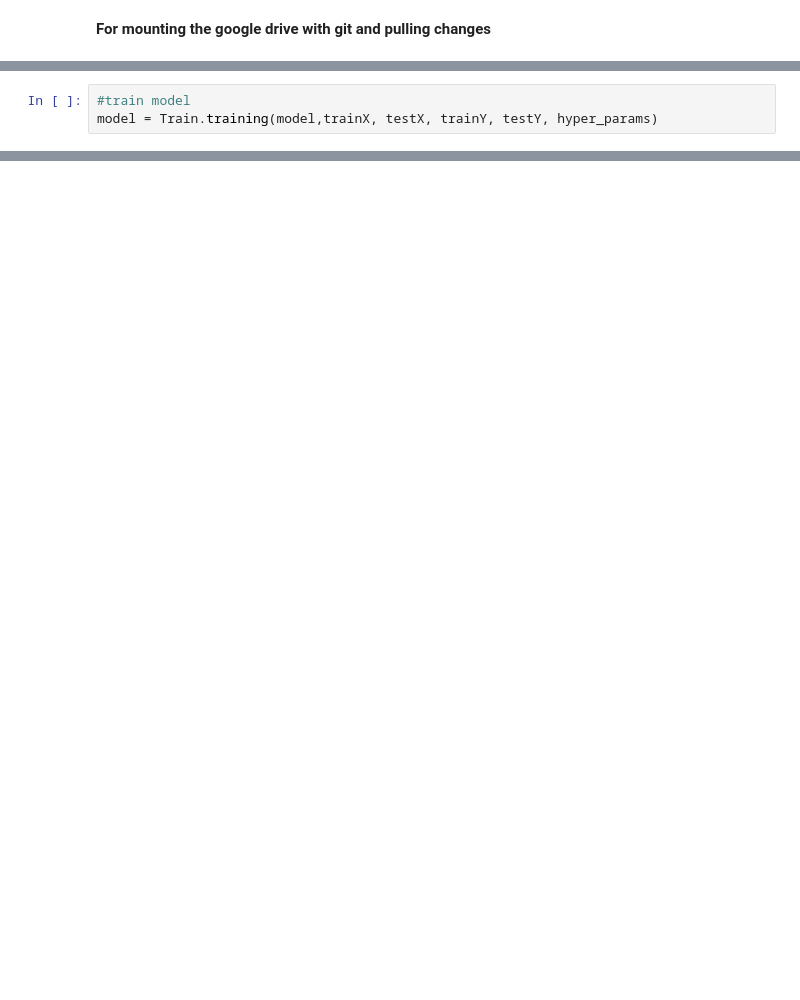
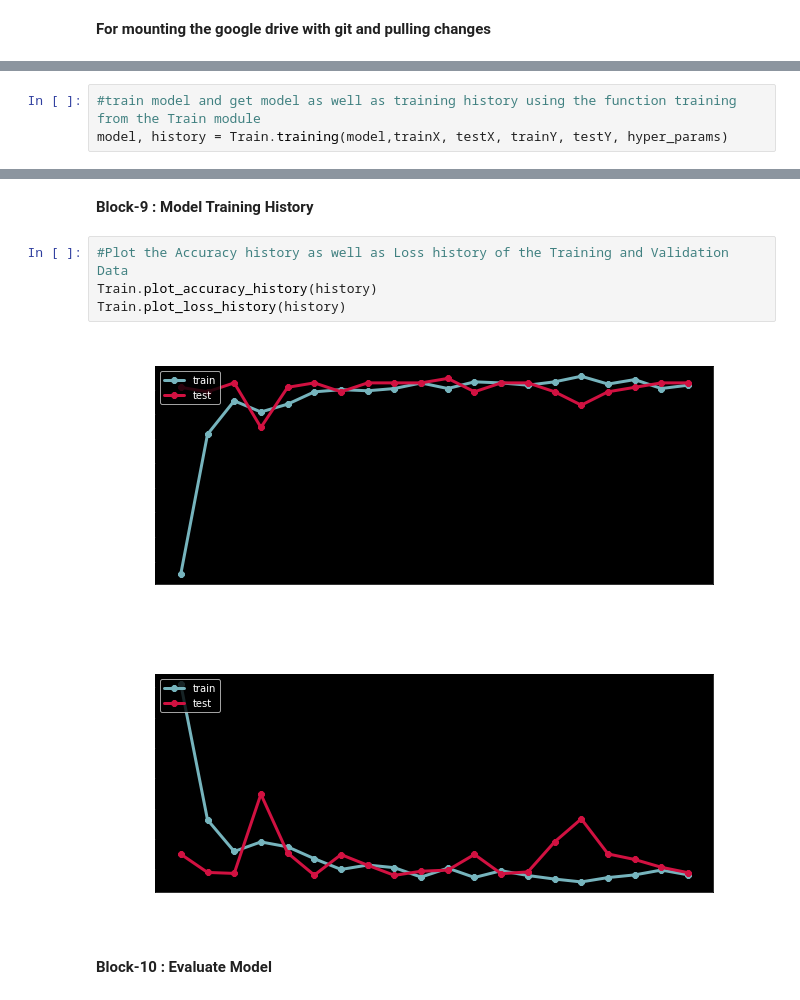
Before and after one commit to Vishal14sw20/Facial-Mask-Detection, a Jupyter notebook: Demo.ipynb, the cells around one changed output, grey strips where cells are left out. Saved outputs shown, nothing was run; the diff lists cells and outputs as text; blank space fills up the shorter version.

```diff
--- a/Demo.ipynb
+++ b/Demo.ipynb
@@ -33,3 +2,0 @@ WARNING:tensorflow:`input_shape` is undefined or non-square, or `rows` is not in
-# %%
-#train model
-model = Train.training(model,trainX, testX, trainY, testY, hyper_params)
@@ -134,0 +64,3 @@ Test.show_img(image_file)
+# %%
+#train model and get model as well as training history using the function training from the Train module
+model, history = Train.training(model,trainX, testX, trainY, testY, hyper_params)
@@ -134,0 +85,11 @@ Test.show_img(image_file)
+# %% [markdown]
+**Block-9 : Model Training History**
+# %%
+#Plot the Accuracy history as well as Loss history of the Training and Validation Data
+Train.plot_accuracy_history(history)
+Train.plot_loss_history(history)
+# %% [output]
+[figure, added]
+[figure, added]
+# %% [markdown]
+**Block-10 : Evaluate Model**
```
Also changed, not shown: parts of 39 cells of this notebook, 6 other files.
